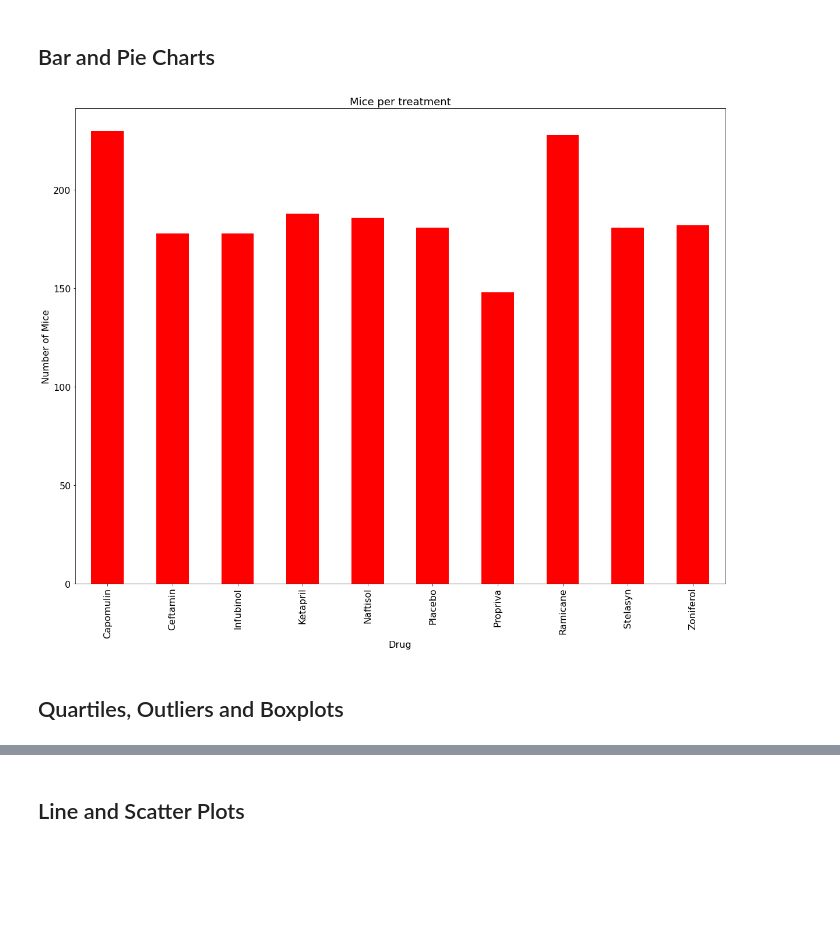
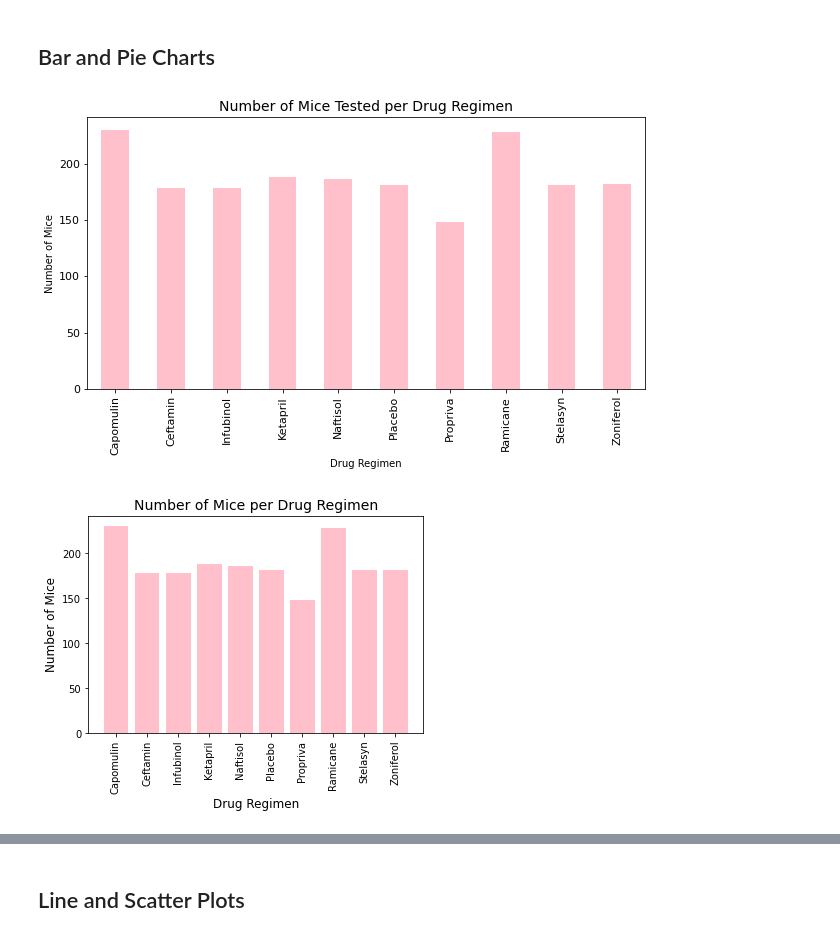
Before and after one commit to Amelchristy/Matplotlib, a Jupyter notebook: Pymaceuticals/Pymaceuticals.ipynb, the cells around one changed output, grey strips where cells are left out. Drawn from its saved outputs; the diff is of its cells as text; code cells hidden in the pictures; blank space fills up the shorter version.

```diff
--- a/Pymaceuticals/Pymaceuticals.ipynb
+++ b/Pymaceuticals/Pymaceuticals.ipynb
@@ -126,14 +127,12 @@ Summary2
 # %% [markdown]
 ## Bar and Pie Charts
 # %%
-# Generate a bar plot showing the total number of unique mice tested on each drug regimen using pandas.
+bar_plot =CleanDF.groupby('Drug Regimen').count()['Mouse ID']
+bar_plot.plot.bar(figsize = (10,5), color = 'pink', fontsize = 11)
 
-UniqueMice = CleanDF.groupby(["Drug Regimen"]).count()["Mouse ID"]
-UniqueMice
-plot_pandas = UniqueMice.plot.bar(figsize=(20, 15), color='r', fontsize = 16)
-plt.xlabel("Drug", fontsize = 16)
-plt.ylabel("Number of Mice", fontsize = 16)
-plt.title("Mice per treatment", fontsize = 18)
+
+plt.ylabel("Number of Mice")
+plt.title("Number of Mice Tested per Drug Regimen", fontsize = 14)
 plt.show()
 # %% [output]
-[figure, old version]
+[figure, new version]
@@ -146,2 +139,17 @@ plt.show()
-# %% [markdown]
-## Quartiles, Outliers and Boxplots
+# %%
+bar_plot.tolist()
+
+#Set the x_axis
+x_axis = np.arange(len(bar_plot))
+x_axis = bar_plot.index
+
+plt.bar(x_axis, bar_plot, color = 'pink')
+
+# Format bar chart
+plt.xlabel("Drug Regimen", fontsize = 12)
+plt.ylabel("Number of Mice", fontsize = 12)
+plt.title("Number of Mice per Drug Regimen", fontsize = 14)
+plt.xticks(rotation=90)
+plt.show()
+# %% [output]
+[figure, added]
```
Also changed, not shown: parts of 7 cells of this notebook.
